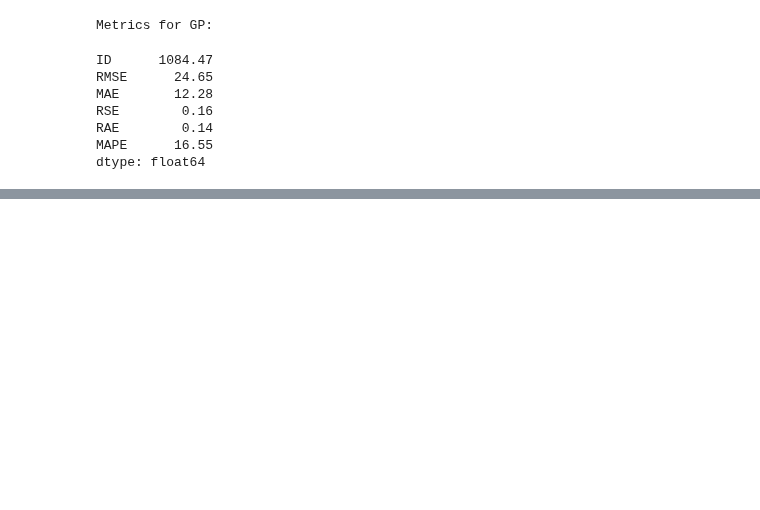
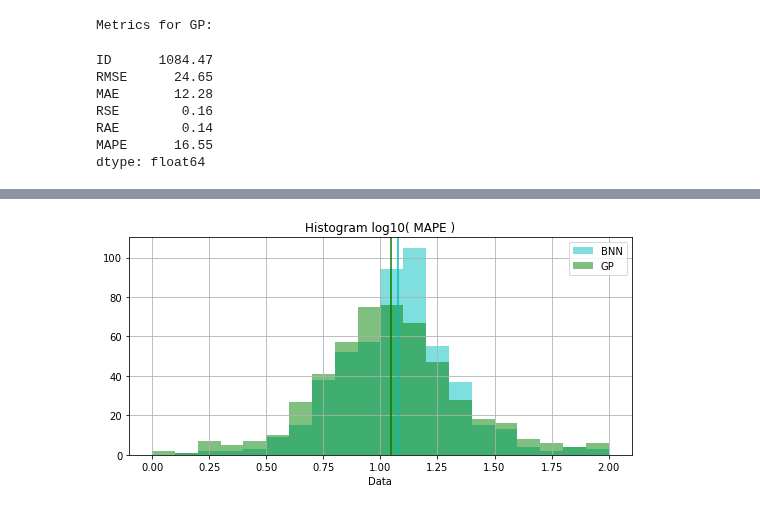
Before and after one commit to HSE-LAMBDA/light_curve_approx, a Jupyter notebook: notebooks/BayesianNN.ipynb, the cells around one changed output, grey strips where cells are left out. Saved outputs shown, nothing was run; the diff lists cells and outputs as text; code cells hidden in the pictures; blank space fills up the shorter version.

```diff
--- a/notebooks/BayesianNN.ipynb
+++ b/notebooks/BayesianNN.ipynb
@@ -460,0 +482,17 @@ plt.show()
+# %%
+def hist_log10(bins, name_metric='MAPE', *object_column):
+    plt.figure(figsize=(9, 4))
+    for i in object_column:
+        cmap = 'bgrcrykw'[np.random.randint(0,8)]
+        hist_object = np.log10(i[0])
+        plt.hist(hist_object, color=cmap, alpha=0.5, bins=bins, label=i[1])
+        plt.axvline(np.mean(hist_object), color=cmap, alpha=1)
+    plt.xlabel('Data')
+    plt.grid(b=1)
+    plt.legend()
+    plt.title("Histogram log10( %s )" % name_metric)
+# %%
+bins = np.linspace(0, 2, 21)
+hist_log10(bins, 'MAPE', (report_bnn['MAPE'].values.astype(np.float), 'BNN'), (report_gp['MAPE'].values.astype(np.float), 'GP'))
+# %% [output]
+[figure, added]
```
Also changed, not shown: parts of 14 cells of this notebook, 4 other files.
